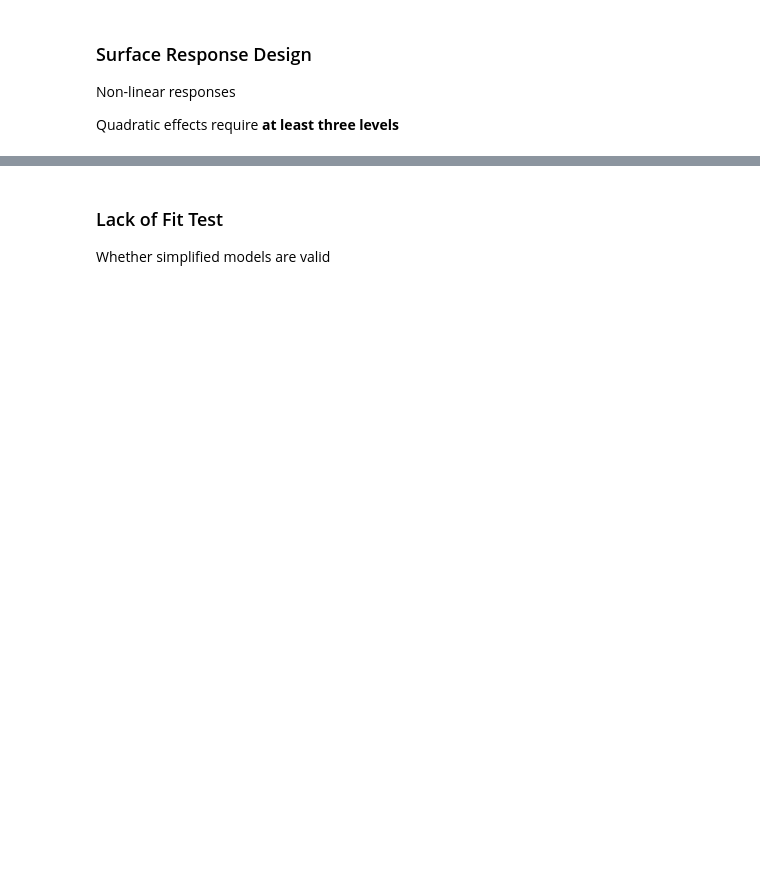
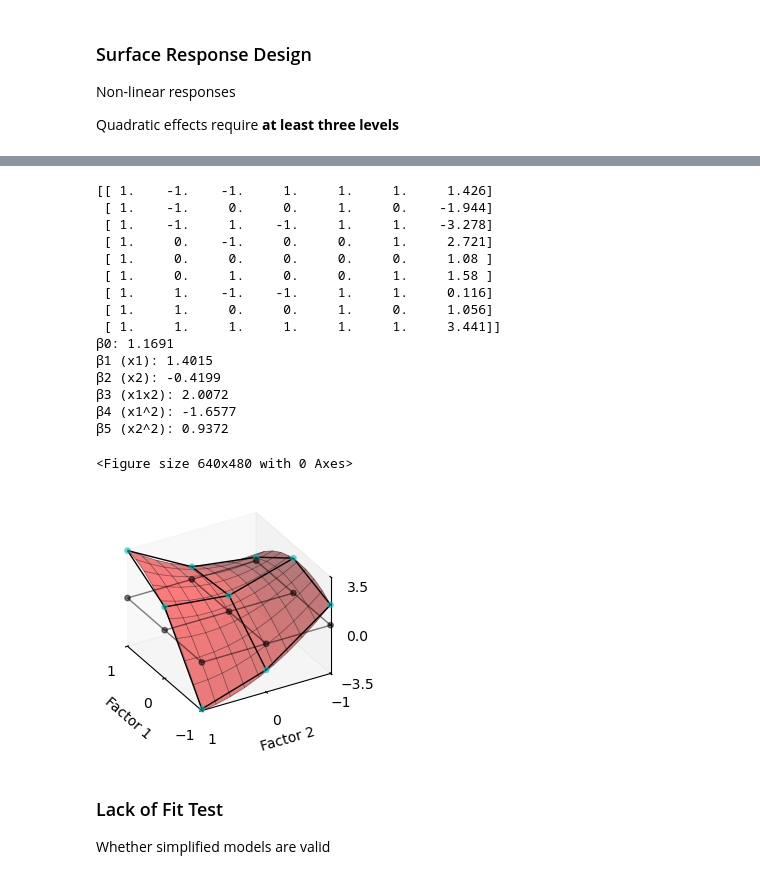
Before and after one commit to fredward65/MCTR703_DOE_2026, a Jupyter notebook: Exercises/S3_1-Surface_Response.ipynb, the cells around one changed output, grey strips where cells are left out. Cells and saved outputs as stored; diff of their text form; code cells hidden in the pictures; blank space fills up the shorter version.

```diff
--- a/Exercises/S3_1-Surface_Response.ipynb
+++ b/Exercises/S3_1-Surface_Response.ipynb
@@ -65,7 +68,7 @@ y1m_ofat = measure_response(x1m_ofat, x2m_ofat)  # Measure responses with noise
 print("OFAT\n", np.c_[x1m_ofat, x2m_ofat, y1m_ofat])
 
 # Full Factorial design
-x1m_ff = ...
-x2m_ff = ...
+x1m_ff = np.repeat(x1, x2.shape)
+x2m_ff = np.tile(x2, x1.shape)
 y1m_ff = measure_response(x1m_ff, x2m_ff)  # Measure responses with noise
 print("Full Factorial\n", np.c_[x1m_ff, x2m_ff, y1m_ff])
@@ -98,9 +121,9 @@ plt.show()
 """ Model regression from measured data """
 from sklearn.linear_model import LinearRegression
 
-x1m = x1m_ofat
-x2m = x2m_ofat
-y1m = y1m_ofat
+x1m = x1m_ff
+x2m = x2m_ff
+y1m = y1m_ff
 
 # Design matrix for second-order model
 X = np.column_stack((np.ones(x1m.shape),  # intercept
@@ -126,33 +149,51 @@ y1m_grid = (betas[0] +
             betas[1]*x1m_grid +
             betas[2]*x2m_grid +
             betas[3]*x1m_grid*x2m_grid +
             betas[4]*x1m_grid*x1m_grid +
             betas[5]*x2m_grid*x2m_grid)
 
 plt.clf()
 
 fig = plt.figure(figsize=(3,3))
 ax = fig.add_subplot(1,1,1,projection='3d')
 ax.set_proj_type('ortho')
 ax.view_init(30, 150)
 ax.set_xlim(np.min(x1),np.max(x1))
 ax.set_ylim(np.min(x2),np.max(x2))
 ax.set_zlim(np.min(y1),np.max(y1))
 ax.set_xticks(x1)
 ax.set_yticks(x2)
 ax.set_zticks([np.min(y1),0,np.max(y1)])
 ax.grid(False)
 ax.set_xlabel("Factor 1")
 ax.set_ylabel("Factor 2")
 ax.set_zlabel("Response")
 ax.plot_wireframe(x1m_grid, x2m_grid, y1m_grid*0, linewidth=1, color='k', alpha=0.5)
 ax.plot_wireframe(x1m_grid, x2m_grid, y1m_grid, linewidth=1, color='k')
 ax.scatter(x1m_grid, x2m_grid, y1m_grid*0, s=15, color='k', alpha=0.5)
 ax.scatter(x1m_grid, x2m_grid, y1m_grid, s=15, color='c', alpha=0.5)
 ax.plot_wireframe(x1_, x2_, y1, linewidth=0.5, color='k', alpha=0.5)
 ax.plot_surface(x1_, x2_, y1, color='r', alpha=0.5)
 
 plt.show()
+# %% [output]
+[[ 1.    -1.    -1.     1.     1.     1.     1.426]
+ [ 1.    -1.     0.     0.     1.     0.    -1.944]
+ [ 1.    -1.     1.    -1.     1.     1.    -3.278]
+ [ 1.     0.    -1.     0.     0.     1.     2.721]
+ [ 1.     0.     0.     0.     0.     0.     1.08 ]
+ [ 1.     0.     1.     0.     0.     1.     1.58 ]
+ [ 1.     1.    -1.    -1.     1.     1.     0.116]
+ [ 1.     1.     0.     0.     1.     0.     1.056]
+ [ 1.     1.     1.     1.     1.     1.     3.441]]
+β0: 1.1691
+β1 (x1): 1.4015
+β2 (x2): -0.4199
+β3 (x1x2): 2.0072
+β4 (x1^2): -1.6577
+β5 (x2^2): 0.9372
+<Figure size 640x480 with 0 Axes>
+[figure, added]
 # %% [markdown]
 ### Lack of Fit Test
 Whether simplified models are valid
```
Also changed, not shown: parts of 6 cells of this notebook.
